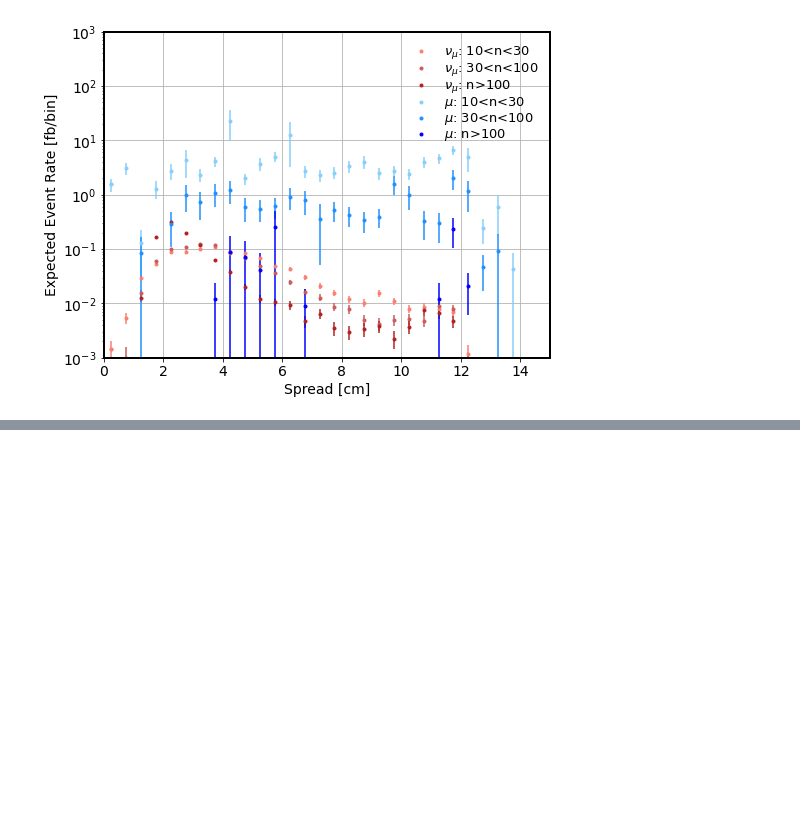
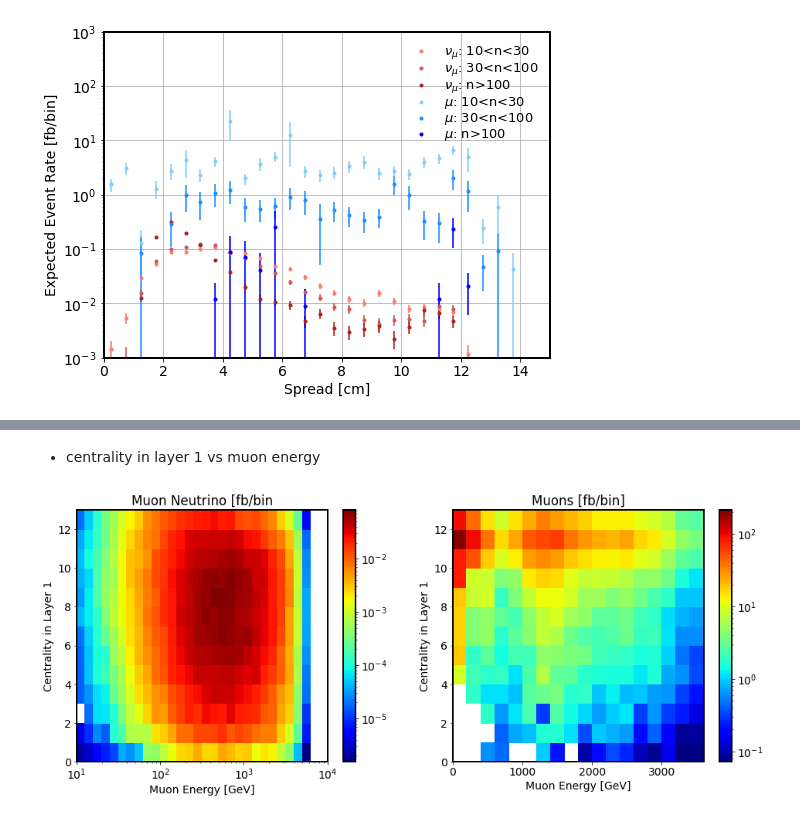
Before and after one commit to mwaterbury/scintillatorneutrinos, a Jupyter notebook: Analysis_Felix.ipynb, the cells around one changed output, grey strips where cells are left out. Saved outputs shown, nothing was run; the diff lists cells and outputs as text; code cells hidden in the pictures; blank space fills up the shorter version.

```diff
--- a/Analysis_Felix.ipynb
+++ b/Analysis_Felix.ipynb
@@ -483,0 +514,12 @@ plot_2dhistogram(
+# %% [markdown]
+-  centrality in layer 1 vs muon energy
+# %%
+plot_2dhistogram_primary(
+    observable="centrality_1",
+    bins=observable_bins['centrality'],
+    label="Centrality in Layer 1",
+    log = False,
+    requirement="event['passed_scintillator']==True",
+)
+# %% [output]
+[figure, added]
```
Also changed, not shown: parts of 33 cells of this notebook, 13 other files.
